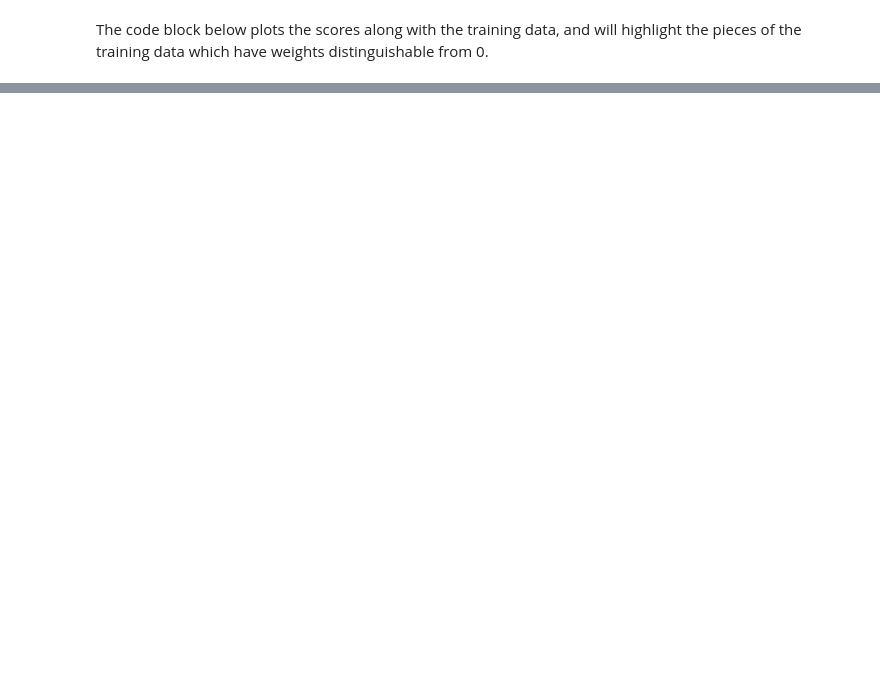
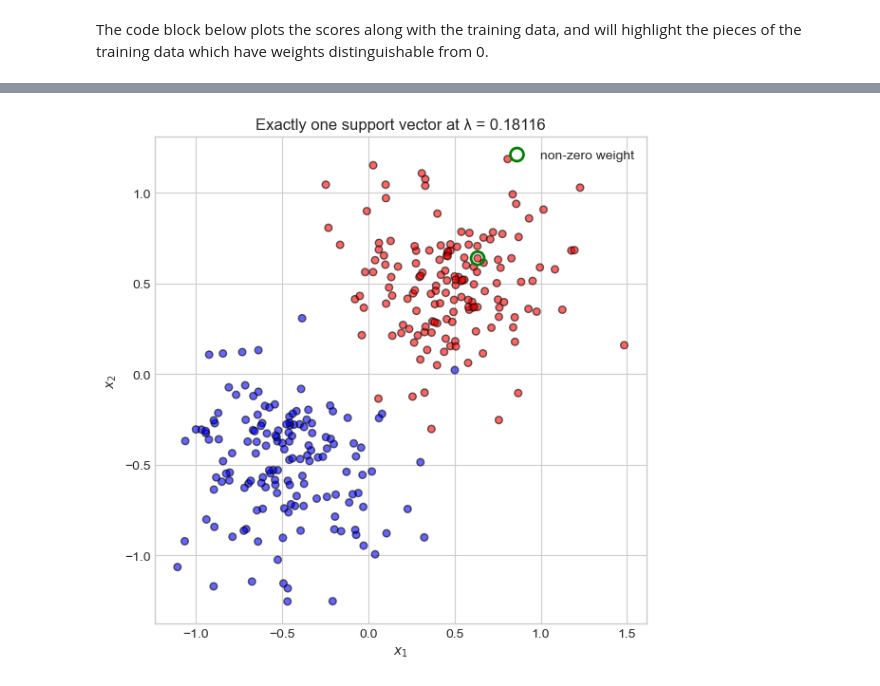
Before and after one commit to evanflaks/evanflaks.github.io, a Jupyter notebook: posts/kernel/index.ipynb, the cells around one changed output, grey strips where cells are left out. Saved outputs shown, nothing was run; the diff lists cells and outputs as text; code cells hidden in the pictures; blank space fills up the shorter version.

```diff
--- a/posts/kernel/index.ipynb
+++ b/posts/kernel/index.ipynb
@@ -191,0 +197,37 @@ Epoch 900: Loss = 6585.9546
+# %%
+def plot_data_and_supports(X, y, support_ix, ax):
+    # Plot all points
+    ax.scatter(X[:, 0], X[:, 1], c=y, cmap="bwr", edgecolors="k", s=30, alpha=0.6)
+
+    # Highlight support vectors
+    ax.scatter(X[support_ix, 0], X[support_ix, 1],
+               facecolors='none', edgecolors='g', linewidths=2, s=100,
+               label="non-zero weight")
+
+    ax.set_xlabel("$x_1$")
+    ax.set_ylabel("$x_2$")
+    ax.set_title("Data and Support Vectors")
+
+    if len(support_ix) > 0:
+        ax.legend(loc="upper right")
+
+
+lam = 0.18116
+gamma = 1.0
+threshold = 1e-3
+
+# Re-train model at exact λ
+model = KernelLogisticRegression(kernel_fn=rbf_kernel, lam=lam, gamma=gamma)
+model.fit(X, y)
+
+# Confirm support vector again
+support_ix = torch.where(model.a.abs() > threshold)[0]
+assert len(support_ix) == 1
+
+fig, ax = plt.subplots(figsize=(6, 6))
+plot_data_and_supports(X, y, support_ix, ax)
+plt.title(f"Exactly one support vector at λ = {lam:.5f}")
+plt.tight_layout()
+plt.show()
+# %% [output]
+[figure, added]
```
Also changed, not shown: parts of 41 cells of this notebook, 17 other files.
